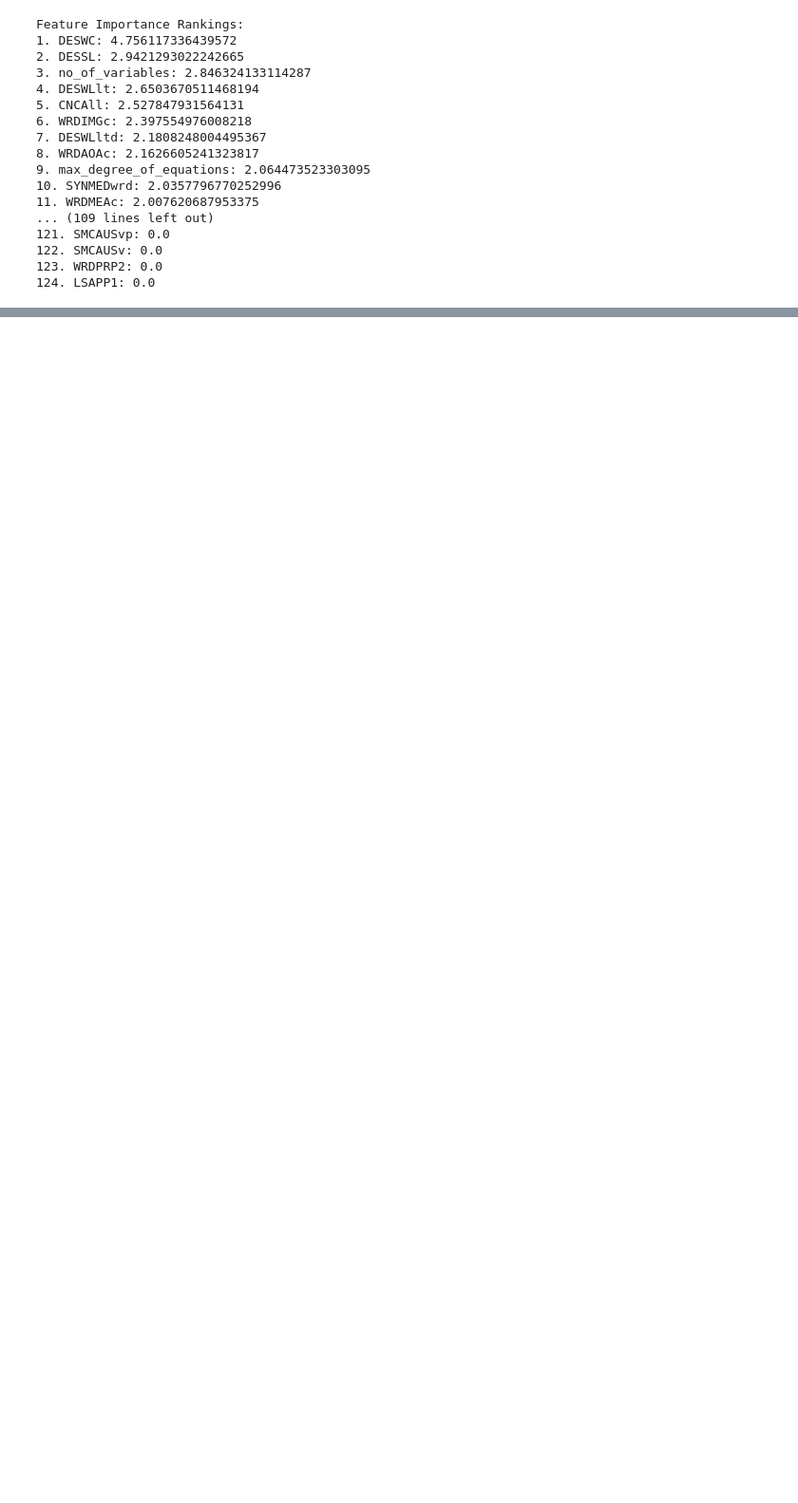
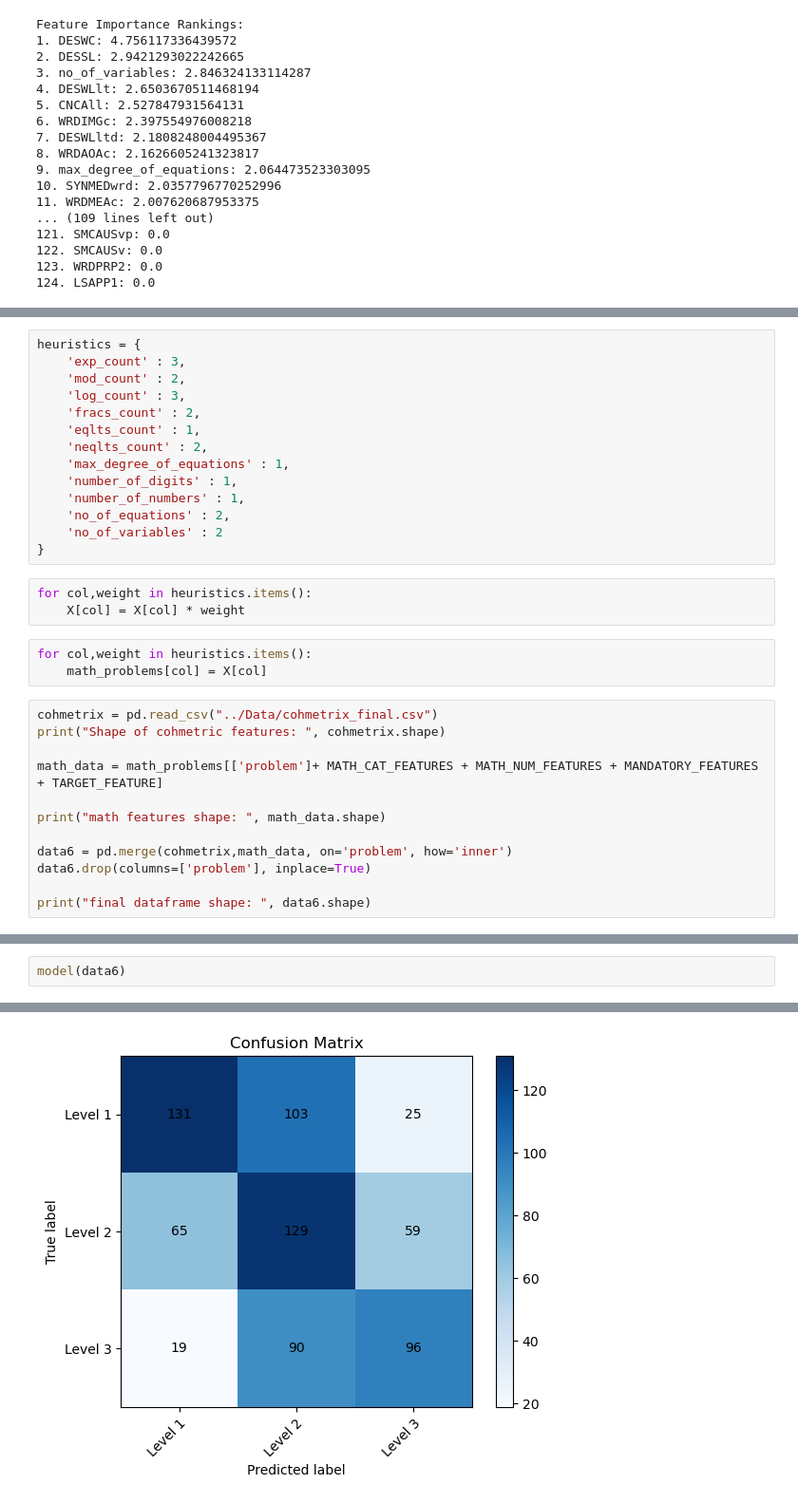
Before and after one commit to ysaidheeraj/NLP_math_research_project, a Jupyter notebook: Models/RF_Experiments_Jun_13.ipynb, the cells around one changed output, grey strips where cells are left out. Shown at 95% size. Saved outputs shown, nothing was run; the diff lists cells and outputs as text; blank space fills up the shorter version.

```diff
--- a/Models/RF_Experiments_Jun_13.ipynb
+++ b/Models/RF_Experiments_Jun_13.ipynb
@@ -928,0 +1085,32 @@ Feature Importance Rankings:
+# %%
+heuristics = {
+    'exp_count' : 3,
+    'mod_count' : 2,
+    'log_count' : 3,
+    'fracs_count' : 2,
+    'eqlts_count' : 1,
+    'neqlts_count' : 2,
+    'max_degree_of_equations' : 1,
+    'number_of_digits' : 1,
+    'number_of_numbers' : 1,
+    'no_of_equations' : 2,
+    'no_of_variables' : 2
+}
+# %%
+for col,weight in heuristics.items():
+    X[col] = X[col] * weight
+# %%
+for col,weight in heuristics.items():
+    math_problems[col] = X[col]
+# %%
+cohmetrix = pd.read_csv("../Data/cohmetrix_final.csv")
+print("Shape of cohmetric features: ", cohmetrix.shape)
+
+math_data = math_problems[['problem']+ MATH_CAT_FEATURES + MATH_NUM_FEATURES + MANDATORY_FEATURES + TARGET_FEATURE]
+
+print("math features shape: ", math_data.shape)
+
+data6 = pd.merge(cohmetrix,math_data, on='problem', how='inner')
+data6.drop(columns=['problem'], inplace=True)
+
+print("final dataframe shape: ", data6.shape)
@@ -928,0 +1121,3 @@ Feature Importance Rankings:
+# %%
+model(data6)
+# %% [output]
@@ -928,0 +1141 @@ Feature Importance Rankings:
+[figure, added]
```
Also changed, not shown: parts of 13 cells of this notebook.
